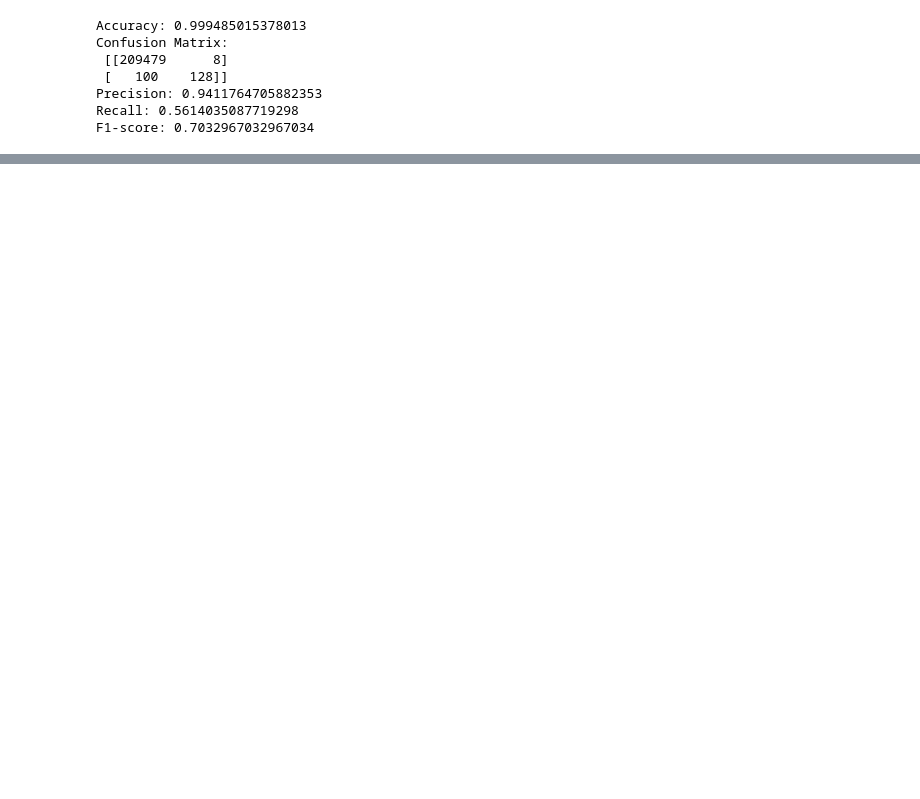
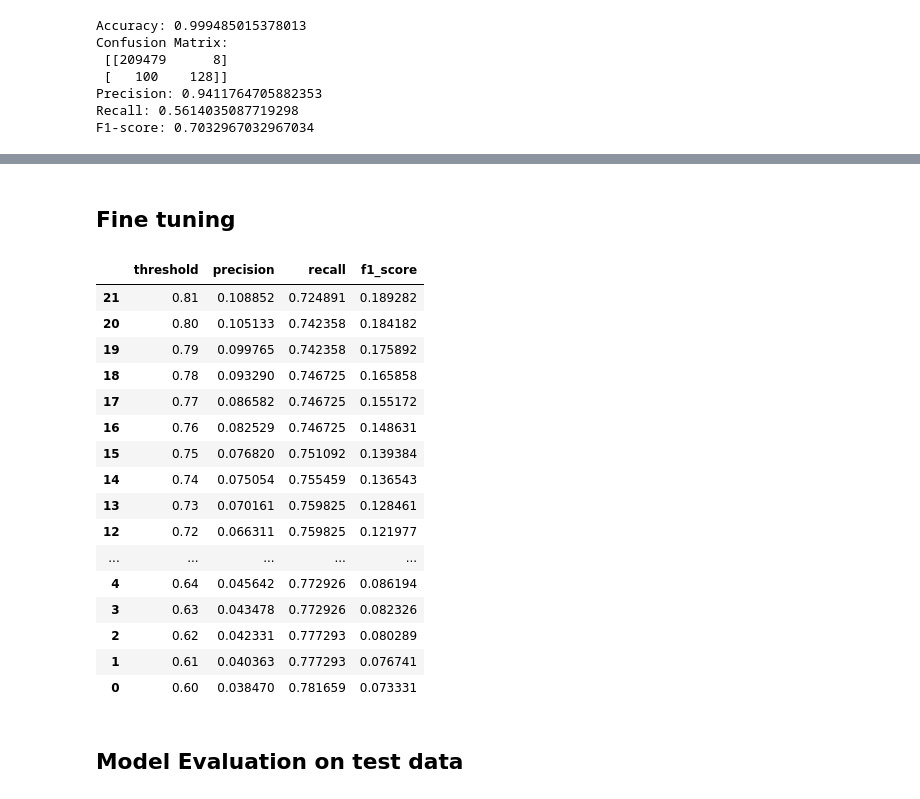
Before and after one commit to IamGeorge254/fraud-detection-system, a Jupyter notebook: script/Fraud_detection.ipynb, the cells around one changed output, grey strips where cells are left out. Saved outputs shown, nothing was run; the diff lists cells and outputs as text; code cells hidden in the pictures; blank space fills up the shorter version.

```diff
--- a/script/Fraud_detection.ipynb
+++ b/script/Fraud_detection.ipynb
@@ -764,0 +700,19 @@ Overall, the model performs well in minimising false fraud alerts.
+# %%
+from xgboost import XGBClassifier
+
+model_xgb = XGBClassifier(
+    n_estimators=100,
+    max_depth=6,
+    learning_rate=0.1,
+    scale_pos_weight=(y_train == 0).sum() / (y_train == 1).sum(),
+    random_state=42,
+    n_jobs=-1,
+    eval_metric='logloss'
+)
+
+model_xgb.fit(X_train, y_train)
+
+# Make predictions
+y_pred_xgb = model_xgb.predict_proba(X_val)[:, 1]
+
+isfraud_decision_xgb = (y_pred_xgb >= 0.5).astype(int)
@@ -764,0 +760,47 @@ Overall, the model performs well in minimising false fraud alerts.
+# %% [markdown]
+## Fine tuning
+# %%
+thresholds = np.arange(0.60, 0.81, 0.01)
+
+results = []
+
+for threshold in thresholds:
+    isfraud_decision = (y_pred_xgb >= threshold)
+
+    precision = precision_score(y_val, isfraud_decision)
+    recall = recall_score(y_val, isfraud_decision)
+    f1 = f1_score(y_val, isfraud_decision)
+
+    results.append({
+        'threshold': threshold,
+        'precision': precision,
+        'recall': recall,
+        'f1_score': f1
+    })
+
+df_thresholds = pd.DataFrame(results)
+
+df_thresholds.sort_values(
+    by='f1_score',
+    ascending=False
+)
+# %% [output]
+|  | threshold | precision | recall | f1_score |
+| 21 | 0.81 | 0.108852 | 0.724891 | 0.189282 |
+| 20 | 0.80 | 0.105133 | 0.742358 | 0.184182 |
+| 19 | 0.79 | 0.099765 | 0.742358 | 0.175892 |
+| 18 | 0.78 | 0.093290 | 0.746725 | 0.165858 |
+| 17 | 0.77 | 0.086582 | 0.746725 | 0.155172 |
+| 16 | 0.76 | 0.082529 | 0.746725 | 0.148631 |
+| 15 | 0.75 | 0.076820 | 0.751092 | 0.139384 |
+| 14 | 0.74 | 0.075054 | 0.755459 | 0.136543 |
+| 13 | 0.73 | 0.070161 | 0.759825 | 0.128461 |
+| 12 | 0.72 | 0.066311 | 0.759825 | 0.121977 |
+| ... | ... | ... | ... | ... |
+| 4 | 0.64 | 0.045642 | 0.772926 | 0.086194 |
+| 3 | 0.63 | 0.043478 | 0.772926 | 0.082326 |
+| 2 | 0.62 | 0.042331 | 0.777293 | 0.080289 |
+| 1 | 0.61 | 0.040363 | 0.777293 | 0.076741 |
+| 0 | 0.60 | 0.038470 | 0.781659 | 0.073331 |
+# %% [markdown]
+## Model Evaluation on test data
```
Also changed, not shown: parts of 12 cells of this notebook, 10 other files.
